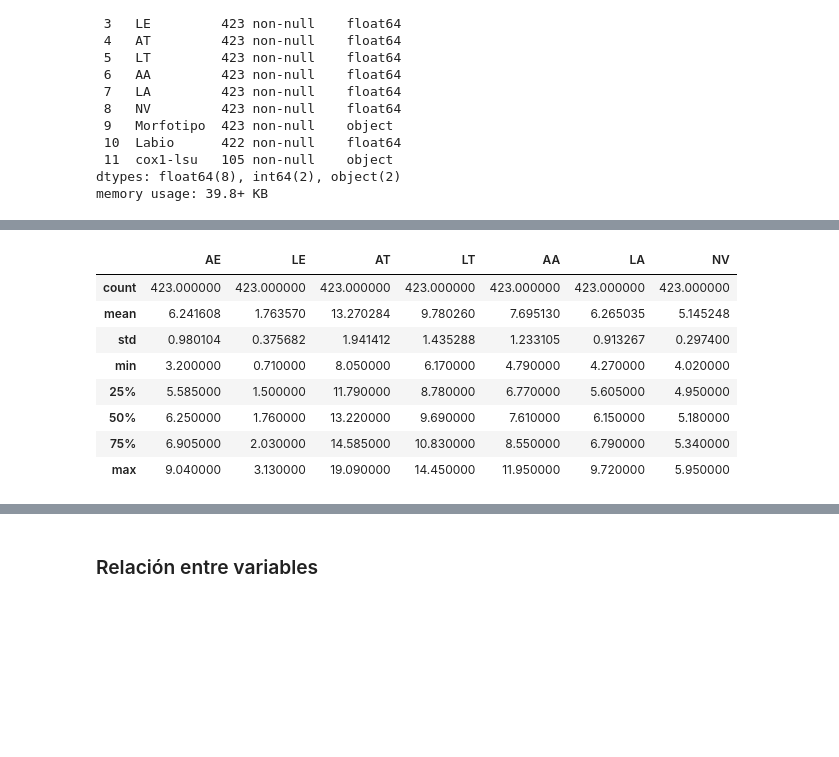
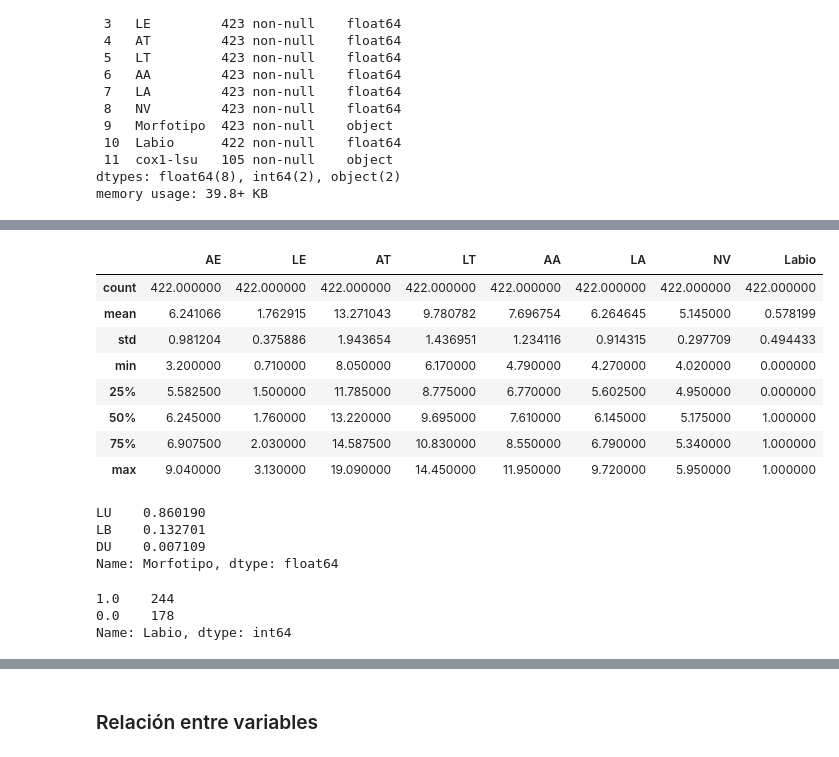
Before and after one commit to szl30n/ProyectosDHDS, a Jupyter notebook: TP4/notebooks/Borrador Mae.ipynb, the cells around one changed output, grey strips where cells are left out. Saved outputs shown, nothing was run; the diff lists cells and outputs as text; code cells hidden in the pictures; blank space fills up the shorter version.

```diff
--- a/TP4/notebooks/Borrador Mae.ipynb
+++ b/TP4/notebooks/Borrador Mae.ipynb
@@ -60,16 +40,29 @@ data.Morfotipo.value_counts()
+# %%
+data = data.dropna(subset=['Labio'])
 # %%
-data.iloc[:,2:-2].describe()
+data.iloc[:,2:].describe()
 # %% [output]
-|  | AE | LE | AT | LT | AA | LA | NV |
-| count | 423.000000 | 423.000000 | 423.000000 | 423.000000 | 423.000000 | 423.000000 | 423.000000 |
-| mean | 6.241608 | 1.763570 | 13.270284 | 9.780260 | 7.695130 | 6.265035 | 5.145248 |
-| std | 0.980104 | 0.375682 | 1.941412 | 1.435288 | 1.233105 | 0.913267 | 0.297400 |
-| min | 3.200000 | 0.710000 | 8.050000 | 6.170000 | 4.790000 | 4.270000 | 4.020000 |
-| 25% | 5.585000 | 1.500000 | 11.790000 | 8.780000 | 6.770000 | 5.605000 | 4.950000 |
-| 50% | 6.250000 | 1.760000 | 13.220000 | 9.690000 | 7.610000 | 6.150000 | 5.180000 |
-| 75% | 6.905000 | 2.030000 | 14.585000 | 10.830000 | 8.550000 | 6.790000 | 5.340000 |
-| max | 9.040000 | 3.130000 | 19.090000 | 14.450000 | 11.950000 | 9.720000 | 5.950000 |
+|  | AE | LE | AT | LT | AA | LA | NV | Labio |
+| count | 422.000000 | 422.000000 | 422.000000 | 422.000000 | 422.000000 | 422.000000 | 422.000000 | 422.000000 |
+| mean | 6.241066 | 1.762915 | 13.271043 | 9.780782 | 7.696754 | 6.264645 | 5.145000 | 0.578199 |
+| std | 0.981204 | 0.375886 | 1.943654 | 1.436951 | 1.234116 | 0.914315 | 0.297709 | 0.494433 |
+| min | 3.200000 | 0.710000 | 8.050000 | 6.170000 | 4.790000 | 4.270000 | 4.020000 | 0.000000 |
+| 25% | 5.582500 | 1.500000 | 11.785000 | 8.775000 | 6.770000 | 5.602500 | 4.950000 | 0.000000 |
+| 50% | 6.245000 | 1.760000 | 13.220000 | 9.695000 | 7.610000 | 6.145000 | 5.175000 | 1.000000 |
+| 75% | 6.907500 | 2.030000 | 14.587500 | 10.830000 | 8.550000 | 6.790000 | 5.340000 | 1.000000 |
+| max | 9.040000 | 3.130000 | 19.090000 | 14.450000 | 11.950000 | 9.720000 | 5.950000 | 1.000000 |
+# %%
+print(pd.value_counts(data["Morfotipo"], sort = True, normalize=True))
+# %% [output]
+LU    0.860190
+LB    0.132701
+DU    0.007109
+Name: Morfotipo, dtype: float64
 # %%
 data.Labio.value_counts()
+# %% [output]
+1.0    244
+0.0    178
+Name: Labio, dtype: int64
 # %%
 data['cox1-lsu'].value_counts()
```
Also changed, not shown: parts of 39 cells of this notebook.
